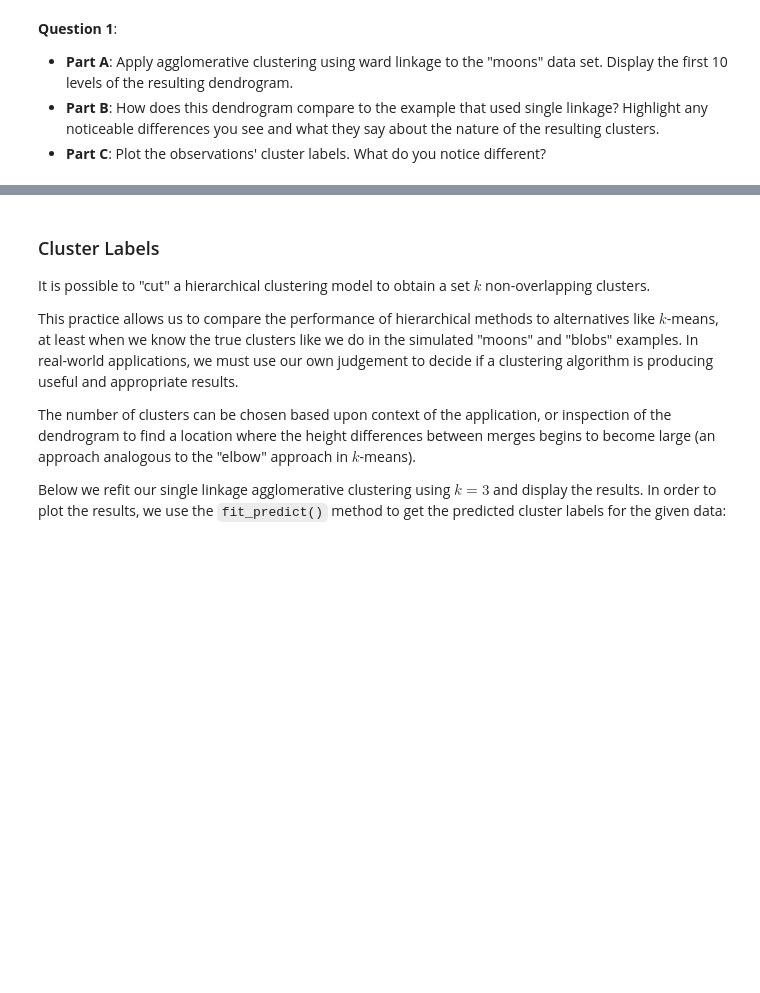
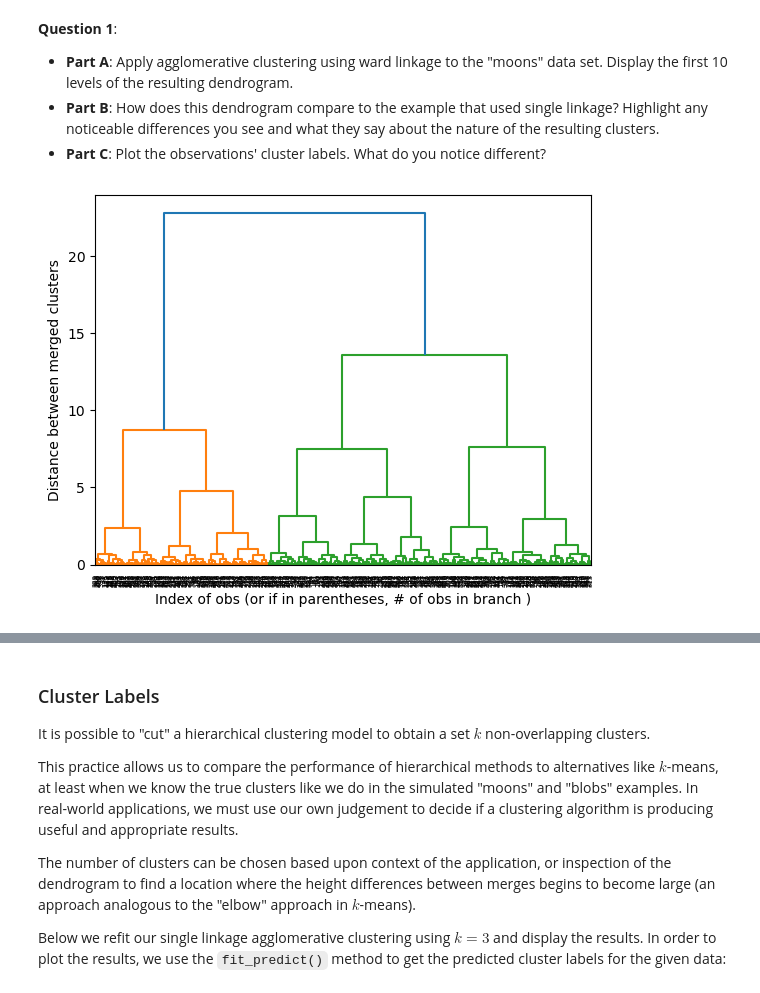
Before and after one commit to AkinyiOc/SDS293_lectures, a Jupyter notebook: lec02-1/lab02-1_hierarchical_clustering_Akinyioc copy.ipynb, the cells around one changed output, grey strips where cells are left out. Saved outputs shown, nothing was run; the diff lists cells and outputs as text; code cells hidden in the pictures; blank space fills up the shorter version.

```diff
--- a/lec02-1/lab02-1_hierarchical_clustering_Akinyioc copy.ipynb
+++ b/lec02-1/lab02-1_hierarchical_clustering_Akinyioc copy.ipynb
@@ -108,3 +130,16 @@ plt.show()
 - **Part A**: Apply agglomerative clustering using ward linkage to the "moons" data set. Display the first 10 levels of the resulting dendrogram.
 - **Part B**: How does this dendrogram compare to the example that used single linkage? Highlight any noticeable differences you see and what they say about the nature of the resulting clusters.
 - **Part C**: Plot the observations' cluster labels. What do you notice different?
+# %%
+#agglomerative clustering with ward linkage on the "moons" dataset
+agg_cluster_ward = AgglomerativeClustering(
+    linkage = 'ward',
+    distance_threshold=0,
+    n_clusters=None).fit(moons_X)
+# %%
+plot_dendrogram(model = agg_cluster_ward, truncate_mode="level", p= 10)
+plt.xlabel("Index of obs (or if in parentheses, # of obs in branch )")
+plt.ylabel("Distance between merged clusters")
+plt.show()
+# %% [output]
+[figure, added]
```
Also changed, not shown: parts of 18 cells of this notebook.
